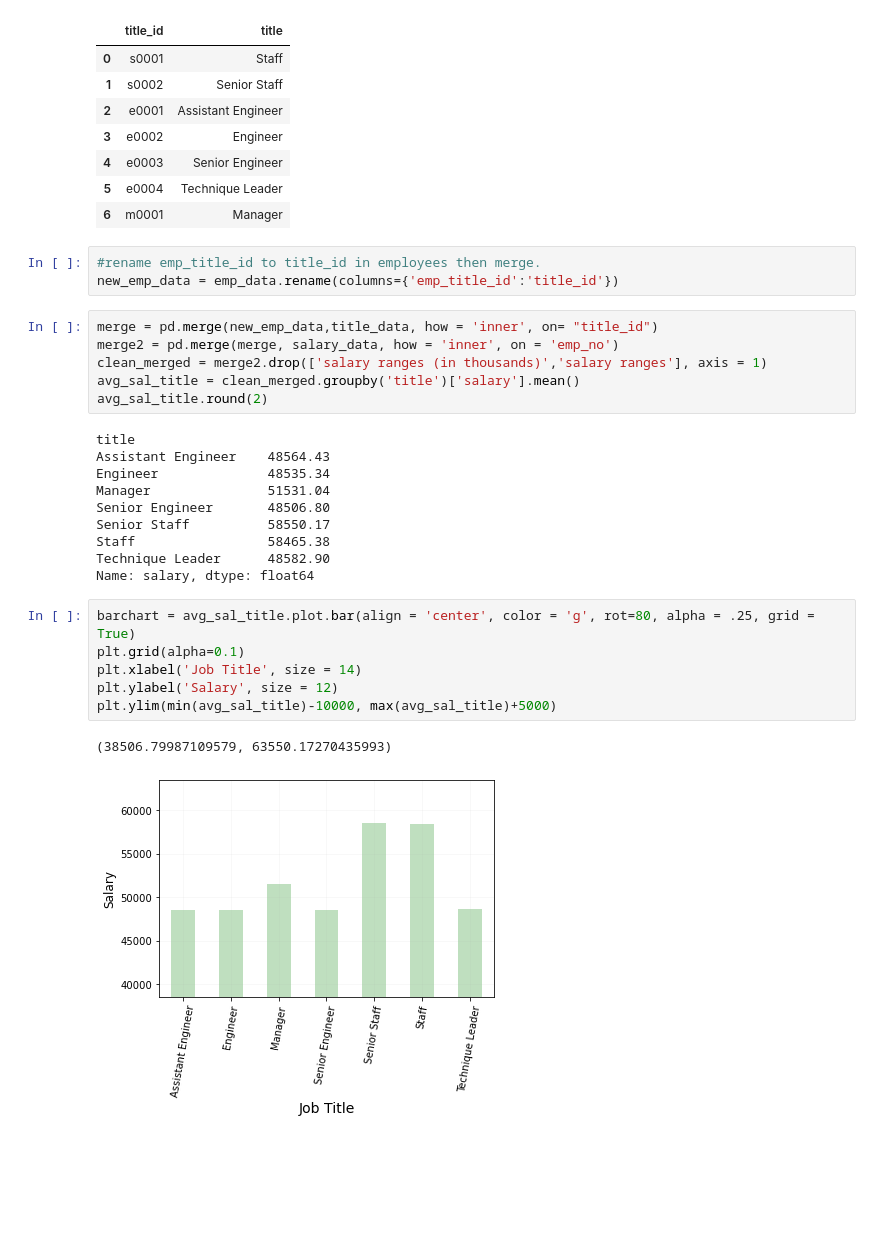
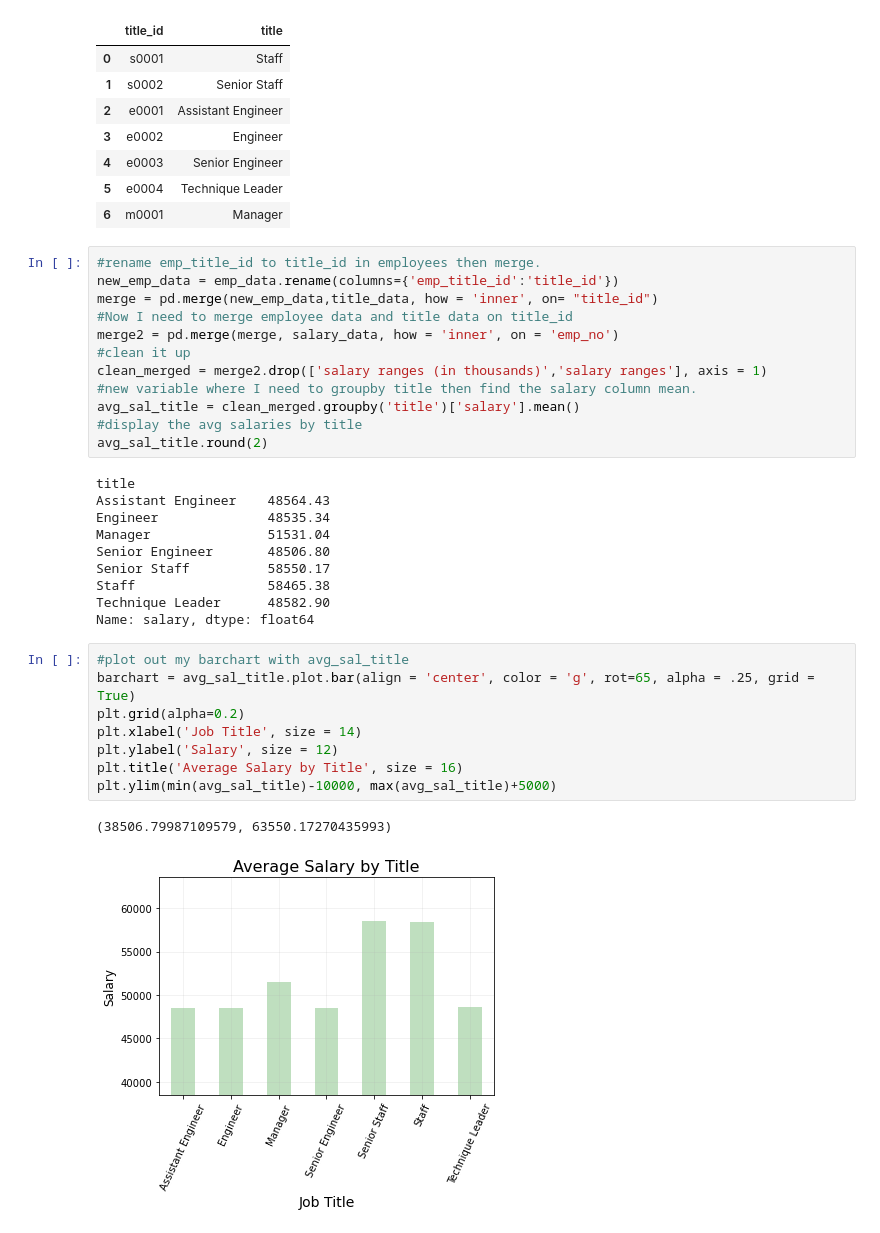
Before and after one commit to nbolt1989/emp_records_analysis_SQL, a Jupyter notebook: EmployeeSQL/EmployeesHW.ipynb, the cells around one changed output. Cells and saved outputs as stored; diff of their text form; blank space fills up the shorter version.

```diff
--- a/EmployeeSQL/EmployeesHW.ipynb
+++ b/EmployeeSQL/EmployeesHW.ipynb
@@ -75,14 +72,17 @@ title_data
 | 4 | e0003 | Senior Engineer |
 | 5 | e0004 | Technique Leader |
 | 6 | m0001 | Manager |
-# %%
-#rename emp_title_id to title_id in employees then merge.
-new_emp_data = emp_data.rename(columns={'emp_title_id':'title_id'})
 # %%
+#rename emp_title_id to title_id in employees then merge.
+new_emp_data = emp_data.rename(columns={'emp_title_id':'title_id'})
 merge = pd.merge(new_emp_data,title_data, how = 'inner', on= "title_id")
+#Now I need to merge employee data and title data on title_id
 merge2 = pd.merge(merge, salary_data, how = 'inner', on = 'emp_no')
+#clean it up
 clean_merged = merge2.drop(['salary ranges (in thousands)','salary ranges'], axis = 1)
+#new variable where I need to groupby title then find the salary column mean.
 avg_sal_title = clean_merged.groupby('title')['salary'].mean()
+#display the avg salaries by title
 avg_sal_title.round(2)
 # %% [output]
 title
@@ -95,11 +95,13 @@ Staff                 58465.38
 Technique Leader      48582.90
 Name: salary, dtype: float64
 # %%
-barchart = avg_sal_title.plot.bar(align = 'center', color = 'g', rot=80, alpha = .25, grid = True)
-plt.grid(alpha=0.1)
+#plot out my barchart with avg_sal_title
+barchart = avg_sal_title.plot.bar(align = 'center', color = 'g', rot=65, alpha = .25, grid = True)
+plt.grid(alpha=0.2)
 plt.xlabel('Job Title', size = 14)
 plt.ylabel('Salary', size = 12)
+plt.title('Average Salary by Title', size = 16)
 plt.ylim(min(avg_sal_title)-10000, max(avg_sal_title)+5000)
 # %% [output]
 (38506.79987109579, 63550.17270435993)
-[figure, old version]
+[figure, new version]
```
Also changed, not shown: parts of 6 cells of this notebook, 3 other files.
